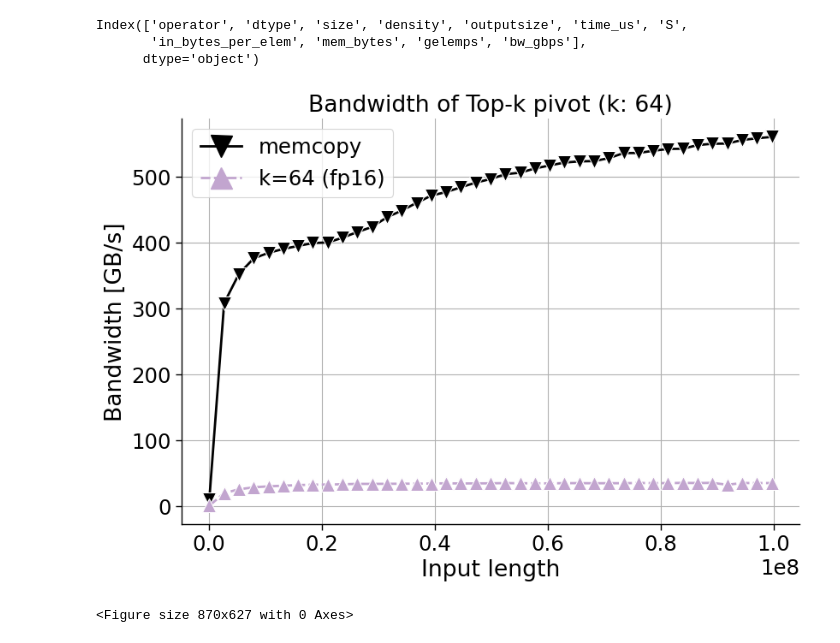
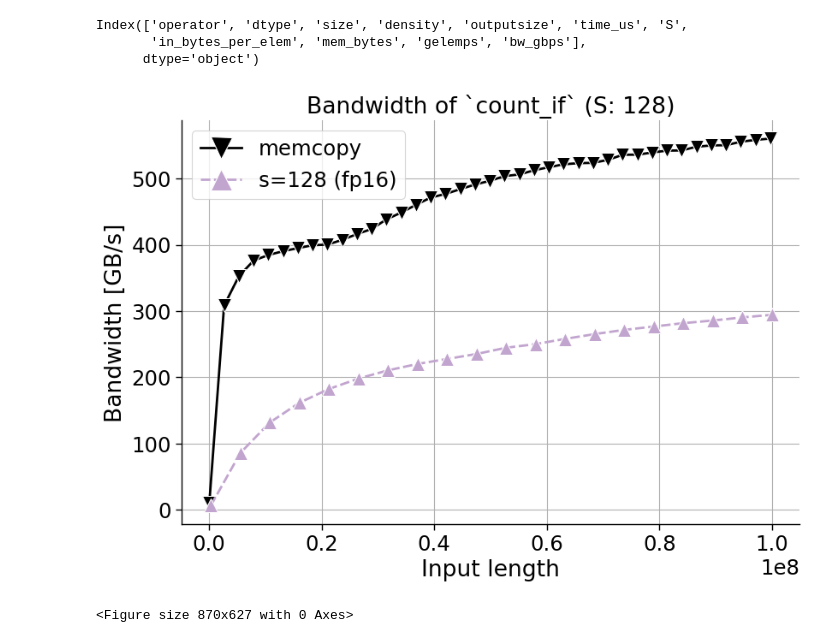
Before and after one commit to huawei-csl/pytorch-tcuscan, a Jupyter notebook: nbs/paper-plots/snapshot/count_if.ipynb, the cells around one changed output. Drawn from its saved outputs; the diff is of its cells as text; code cells hidden in the pictures.

Commit message:
Resolve "Improve count_if using CompareScalar"

```diff
--- a/nbs/paper-plots/snapshot/count_if.ipynb
+++ b/nbs/paper-plots/snapshot/count_if.ipynb
@@ -45,8 +45,8 @@ df_copy["S"] = "memcopy"
 add_stats_siso(df_copy, 2)
 
 df_topk_pivot = pd.DataFrame()
-df_topk_pivot = pd.read_csv(f"{PREFIX_PATH}/bench_results_count_if_{64}_{dtype}.csv")
-df_topk_pivot["S"] = f"k={k} ({dtype})"
+df_topk_pivot = pd.read_csv(f"{PREFIX_PATH}/bench_results_count_if_{s}_{dtype}.csv")
+df_topk_pivot["S"] = f"s={s} ({dtype})"
 add_topk_pivot_stats_siso(df_topk_pivot)
 
 df = pd.concat([df_copy, df_topk_pivot])
@@ -59,26 +59,26 @@ Index(['operator', 'dtype', 'size', 'density', 'outputsize', 'time_us', 'S',
 # %%
 palette = [### Colorbrewer colors
 "black",
 "#c2a5cf",
 "#a6dba0",
 "#008837",
 "#7b3294",]
 
 ax = sns.lineplot(data=df, x='size', y='bw_gbps', palette=palette, **_SNS_PARAMS)
 
-ax.set_title(f"Bandwidth of Top-k pivot (k: {k})")
+ax.set_title(f"Bandwidth of `count_if` (S: {s})")
 ax.set_xlabel("Input length")
 ax.set_ylabel("Bandwidth [GB/s]")
 sns.despine(right = True)
 plt.legend(markerscale=_LEGEND_MARKER_SCALE)
 plt.grid()
 
 plt.tight_layout()
 
 fig = ax.get_figure()
 fig.savefig(f"figs/topk_pivot_{dtype}.png")
 plt.show()
 plt.clf()
 # %% [output]
-[figure, old version]
+[figure, new version]
 <Figure size 870x627 with 0 Axes>
```
Also changed, not shown: parts of 1 cell of this notebook, 3 other files.
